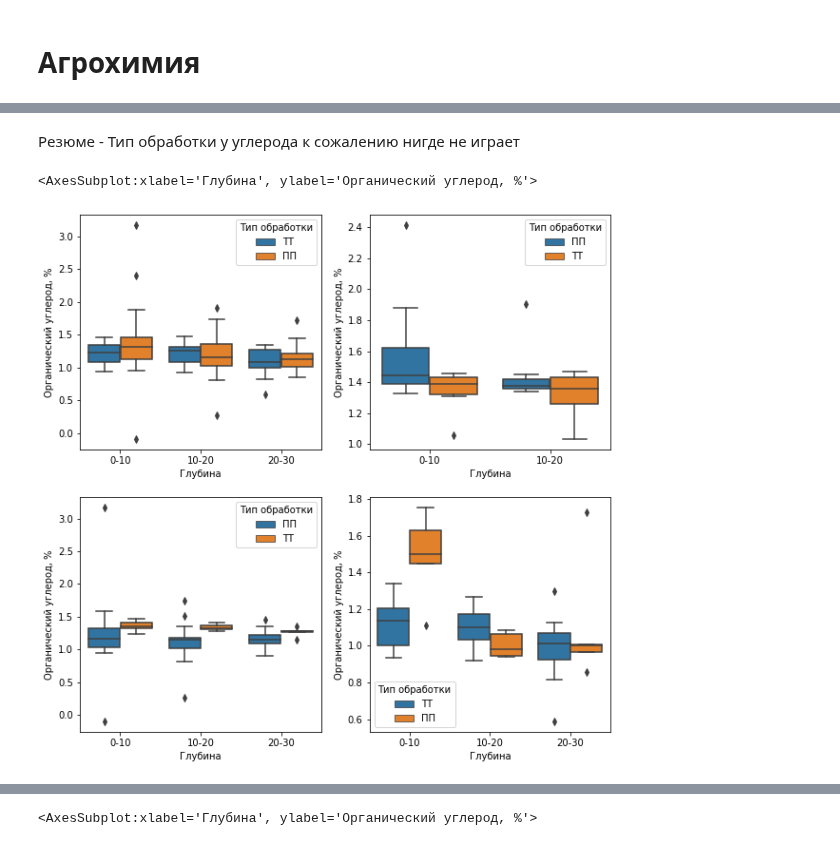
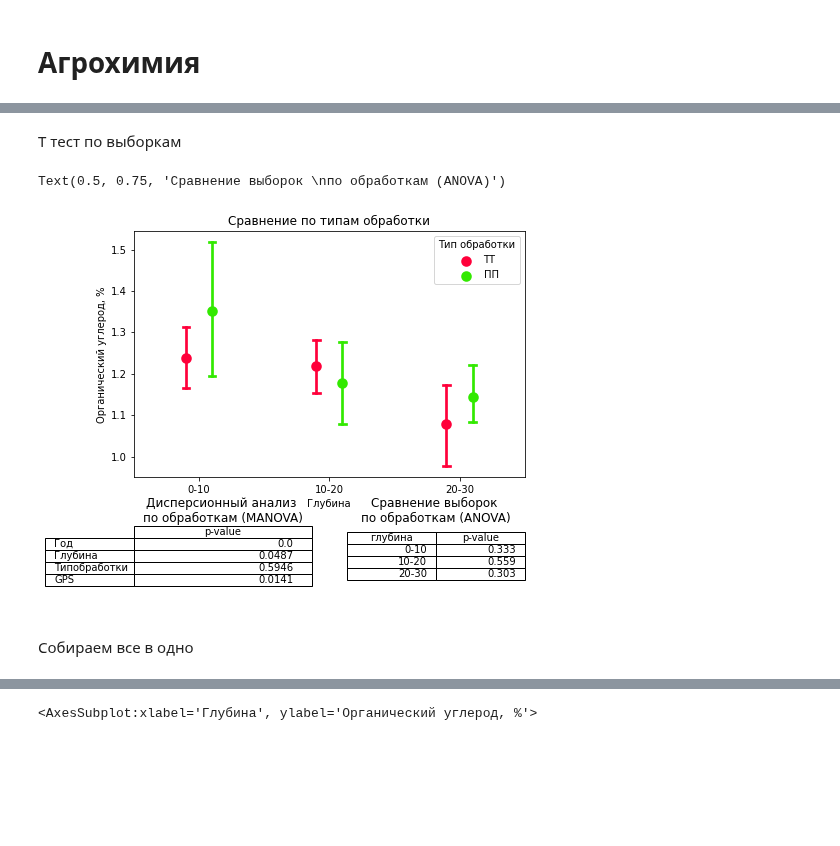
Before and after one commit to hukitoc94/total_archangelskiy, a Jupyter notebook: field_scale/field_data/field_data_analis.ipynb, the cells around one changed output, grey strips where cells are left out. Drawn from its saved outputs; the diff is of its cells as text; code cells hidden in the pictures; blank space fills up the shorter version.

```diff
--- a/field_scale/field_data/field_data_analis.ipynb
+++ b/field_scale/field_data/field_data_analis.ipynb
@@ -60,6 +163,9 @@ agrochemistry_main.groupby(['Тип обработки','Глубина']).agg([
 # %%
-dispers = agrochemistry_main.copy()
+dispers = df.copy()
 dispers.columns = dispers.columns.str.replace(r'[\(),.%№ /-]', '')
-reg = ols('Органическийуглерод ~Глубина + GPS +  Типобработки + Год' ,  data=dispers).fit()
+reg = ols('Органическийуглерод ~ Год + Глубина  +  Типобработки + GPS ' ,  data=dispers).fit()
 aov = sm.stats.anova_lm(reg)
-aov
+aov = aov[["PR(>F)"]]
+aov.columns = ['p-value']
+aov = aov.iloc[:4,:]
+aov['p-value'] = round(aov['p-value'] , 4)
@@ -86,11 +172,45 @@ aov
-# %% [markdown]
-Резюме - Тип обработки у углерода к сожалению нигде не играет
-# %%
-f, ax = plt.subplots(2,2,figsize=(10,10))
-sns.boxplot(data = agrochemistry_main, x = "Глубина", y = "Органический углерод, %", hue = "Тип обработки", ax = ax[0,0])
-sns.boxplot(data = agrochemistry_main[agrochemistry_main['Год'] == '2019'], x = "Глубина", y = "Органический углерод, %", hue = "Тип обработки", ax = ax[0,1])
-sns.boxplot(data = agrochemistry_main[agrochemistry_main['Год'] == '2020'], x = "Глубина", y = "Органический углерод, %", hue = "Тип обработки", ax = ax[1,0])
-sns.boxplot(data = agrochemistry_main[agrochemistry_main['Год'] == '2021'], x = "Глубина", y = "Органический углерод, %", hue = "Тип обработки", ax = ax[1,1])
-# %% [output]
-<AxesSubplot:xlabel='Глубина', ylabel='Органический углерод, %'>
-[figure, removed]
+# %% [markdown]
+T тест по выборкам
+# %%
+stat_test_df = pd.DataFrame()
+for ind,depth in enumerate(df["Глубина"].unique()) :
+    df_00_10 = df[df["Глубина"] == depth]
+    a = df_00_10["Органический углерод, %"][df['Тип обработки'] == 'ПП'].values
+    b = df_00_10["Органический углерод, %"][df['Тип обработки'] == 'ТТ'].values
+    p_val = ANOVA(a,b)[1]
+    local_df = pd.DataFrame({"глубина":depth, 'p-value' : p_val}, index = [ind])
+    stat_test_df = stat_test_df.append(local_df)
+stat_test_df["p-value"] = round(stat_test_df["p-value"],3)
+# %%
+fig = plt.figure(figsize=(7,7))
+ax1 = plt.subplot2grid((3,2), (0, 0), colspan=2, rowspan = 2)
+ax2 = plt.subplot2grid((3,2), (2, 0))
+ax3 = plt.subplot2grid((3,2), (2, 1))
+
+sns.pointplot(data = df,
+    x = "Глубина",
+    y = "Органический углерод, %",
+    hue = "Тип обработки",
+    palette = "prism_r",
+    scale = 1.2,
+    ci = 95,
+    dodge= 0.2,
+    join = False,
+    capsize = .05,
+    ax = ax1)
+ax1.set_title('Сравнение по типам обработки')
+
+ax2.axis('off')
+ax2.axis('tight')
+ax2.table(aov.values,rowLabels=aov.index , colLabels = aov.columns ,loc='center')
+ax2.set_title('Дисперсионный анализ \nпо обработкам (MANOVA)',  y=0.75 , x = 0.5)
+
+ax3.axis('off')
+ax3.axis('tight')
+ax3.table(stat_test_df.values, colLabels = stat_test_df.columns ,loc='center')
+ax3.set_title('Сравнение выборок \nпо обработкам (ANOVA)',  y=0.75 , x = 0.5)
+# %% [output]
+Text(0.5, 0.75, 'Сравнение выборок \nпо обработкам (ANOVA)')
+[figure, added]
+# %% [markdown]
+Собираем все в одно
```
Also changed, not shown: parts of 27 cells of this notebook.
